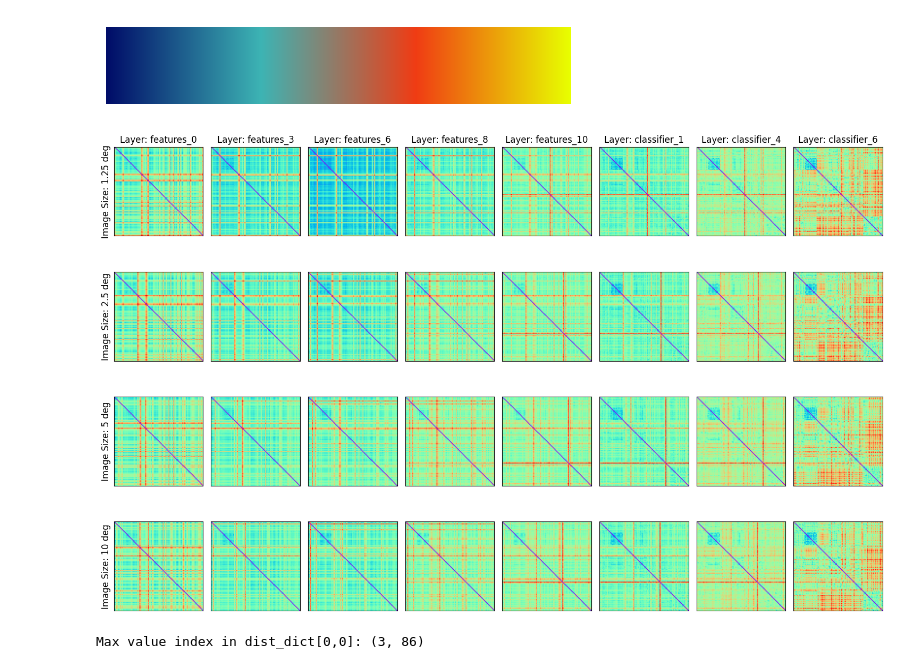
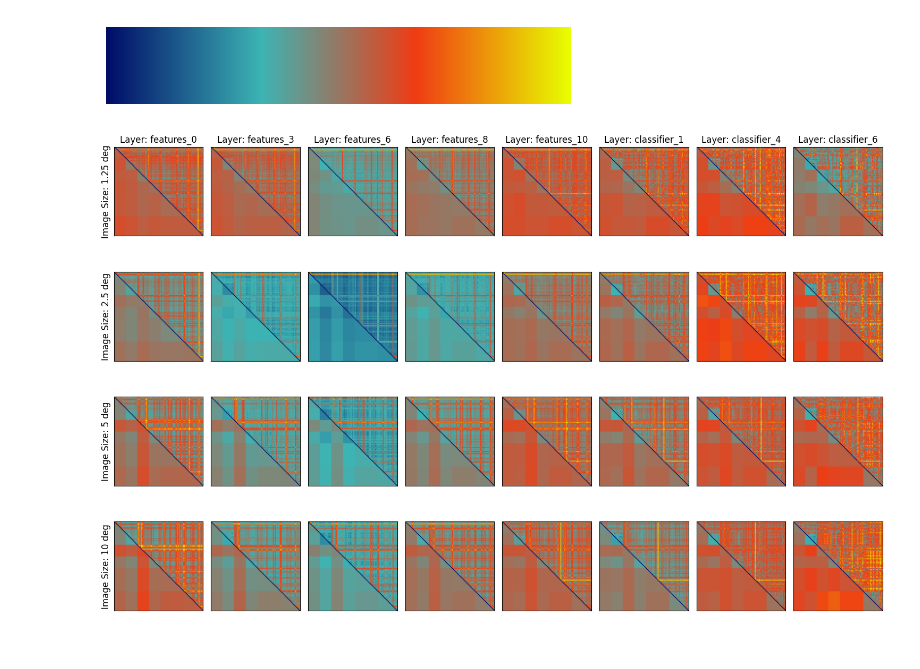
Before and after one commit to emeyer121/TreeShrewObjectRecognition, a Jupyter notebook: 3_retinalModeling/compareISETBioReconDNN.ipynb, the cells around one changed output. Drawn from its saved outputs; the diff is of its cells as text; code cells hidden in the pictures.

Commit message:
added average lower diagonal for matrices

```diff
--- a/3_retinalModeling/compareISETBioReconDNN.ipynb
+++ b/3_retinalModeling/compareISETBioReconDNN.ipynb
@@ -36,7 +36,7 @@ alexnet.eval()
 imgSize = [1.25,2.5,5,10]
 dist_matrix = []
 target_size = (227, 227)
-species = 'human'
+species = 'treeshrew'
 
 # Desired order
 desired_order = ["humanbody", "humanface", "nothumanbody", "nothumanface", "natural", "artificial"]
@@ -72,6 +72,7 @@ for im_idx, img_size in enumerate(imgSize):
     all_lay = [[] for _ in layer_names]
 
     # Get all images in each directory
+    imgIndices = []
     for dir_idx, dir_name in enumerate(sorted_dir_names):
         if imageSet.endswith('_quad'):
             dir_name = dir_name+'/merged/'
@@ -79,6 +80,7 @@ for im_idx, img_size in enumerate(imgSize):
         allImgs = os.listdir(dir_name+'/')
         # exclude images that start with '.'
         images = [img for img in allImgs if not img.startswith('.') and (img.endswith('.jpg') or img.endswith('.bmp'))]
+        imgIndices.append(range(len(images)))
         for i in range(len(images)):
             # Load image
             img = plt.imread(dir_name + '/' + images[i])
@@ -130,51 +132,67 @@ plt.show()
 # %% [output]
 [figure]
 # %%
-dist = np.zeros((len(imgSize), len(layer_names)), dtype=object)
+norm_dist = np.zeros((len(imgSize), len(layer_names)), dtype=object)
 nImgs = len(all_layers[0,0])
 plt.figure(figsize=(15,10))
 for im_idx, img_size in enumerate(imgSize):
     for layer_idx, layer_name in enumerate(layer_names):
         dist[im_idx, layer_idx] = np.zeros((nImgs, nImgs))
+
+        # Compute all pairwise distances
         for idx1 in range(nImgs):
             for idx2 in range(nImgs):
                 feat1 = all_layers[im_idx, layer_idx][idx1]
                 feat2 = all_layers[im_idx, layer_idx][idx2]
                 dist[im_idx, layer_idx][idx1,idx2] = np.linalg.norm(feat1 - feat2)
 
-        norm_dist = dist[im_idx, layer_idx] / np.max(dist[im_idx, layer_idx])
+        # Normalize the full distance matrix first
+        norm_dist[im_idx,layer_idx] = dist[im_idx, layer_idx] / np.max(dist[im_idx, layer_idx])
+
+        # Create category labels for each image
+        category_labels = []
+        for dir_idx, img_range in enumerate(imgIndices):
+            category_labels.extend([dir_idx] * len(img_range))
+
+        # Compute average distances for lower triangle (category-level) based on normalized distances
+        for idx1 in range(len(np.unique(category_labels))):
+            for idx2 in range(len(np.unique(category_labels))):
+                mask1 = np.array(category_labels) == idx1
+                mask2 = np.array(category_labels) == idx2
+
+                # Calculate mean distance between category pair for upper triangle then assign to lower triangle of norm_dist
+                mean_dist = np.mean(norm_dist[im_idx, layer_idx][np.ix_(mask1, mask2)])
+                for ii in np.ix_(mask1)[0]:
+                    for jj in np.ix_(mask2)[0]:
+                        if ii > jj:
+                            norm_dist[im_idx, layer_idx][ii, jj] = mean_dist
+                    # norm_dist[im_idx, layer_idx][np.ix_(mask2, mask1)] = mean_dist
+
         plt.subplot(len(imgSize), len(layer_names), im_idx*len(layer_names) + layer_idx + 1)
-        plt.imshow(norm_dist, cmap='rainbow')
+        plt.imshow(norm_dist[im_idx,layer_idx], cmap=custom_cmap)
         plt.xticks([])
         plt.yticks([])
 
         if layer_idx == 0:
             plt.ylabel('Image Size: ' + str(img_size) + ' deg', fontsize=12)
 
         if im_idx == 0:
             plt.title('Layer: ' + layer_name.replace('.', '_'), fontsize=12)
 
 plt.tight_layout()
-# plt.savefig(f'./DNNDistanceData/{species}_DNNDistanceMatrix.png', dpi=300)
-# plt.savefig(f'./DNNDistanceData/{species}_DNNDistanceMatrix.svg', dpi=300)
+plt.savefig(f'./DNNDistanceData/{species}_DNNDistanceMatrix.png', dpi=300)
+plt.savefig(f'./DNNDistanceData/{species}_DNNDistanceMatrix.svg', dpi=300)
 plt.show()
 
 
 # Make dist a dictionary with keys as layer names and image sizes
 dist_dict = {}
 for im_idx, img_size in enumerate(imgSize):
     for layer_idx, layer_name in enumerate(layer_names):
         key = f'ImgSize_{img_size}_Layer_{layer_name.replace(".", "_")}'
-        dist_dict[key] = dist[im_idx, layer_idx] / np.max(dist[im_idx, layer_idx])
+        dist_dict[key] = norm_dist[im_idx, layer_idx]
 
 # Save the distance matrices
 np.save(f'./DNNDistanceData/{species}DistMat.npy', dist_dict)
 # %% [output]
-[figure, old version]
+[figure, new version]
-# %%
-# Find coordinate of max value of dist_dict[0,0]
-max_index = np.unravel_index(np.argmax(dist_dict['ImgSize_1.25_Layer_features_0']), dist_dict['ImgSize_1.25_Layer_features_0'].shape)
-print(f'Max value index in dist_dict[0,0]: {max_index}')
-y = dist_dict['ImgSize_1.25_Layer_features_0']
-# %% [output]
-Max value index in dist_dict[0,0]: (3, 86)
```
Also changed, not shown: parts of 2 cells of this notebook, 1 other file.
